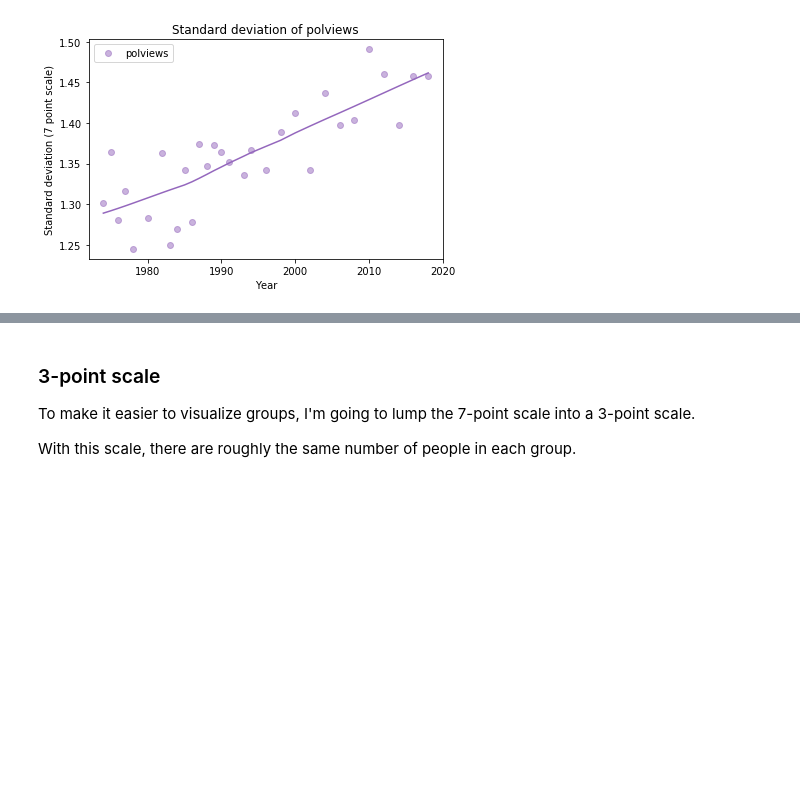
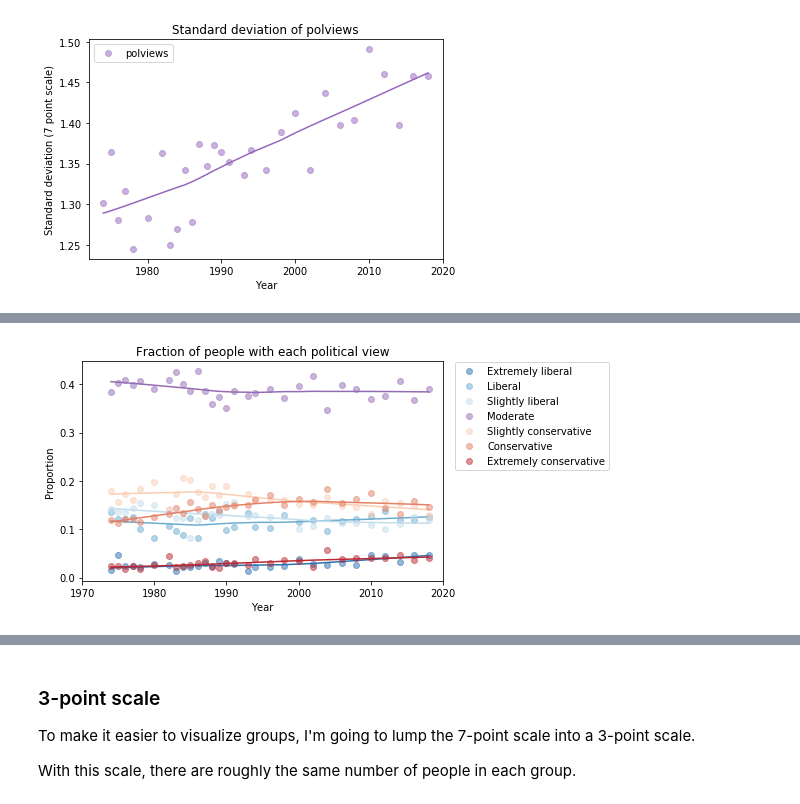
Before and after one commit to AllenDowney/ExploratoryDataAnalysis, a Jupyter notebook: eds02_gss_polviews.ipynb, the cells around one changed output, grey strips where cells are left out. Cells and saved outputs as stored; diff of their text form; code cells hidden in the pictures; blank space fills up the shorter version.

```diff
--- a/eds02_gss_polviews.ipynb
+++ b/eds02_gss_polviews.ipynb
@@ -172,0 +266,2 @@ decorate(ylabel='Standard deviation (7 point scale)',
+# %%
+colors = dict(zip(columns, palette))
@@ -172,0 +271,10 @@ decorate(ylabel='Standard deviation (7 point scale)',
+# %%
+plot_columns_lowess(polviews7_norm, columns, colors)
+decorate(xlabel='Year',
+         ylabel='Proportion',
+         title='Fraction of people with each political view',
+         xlim=[1970, 2020])
+
+anchor_legend(1.02, 1.02)
+# %% [output]
+[figure, added]
```
Also changed, not shown: parts of 22 cells of this notebook.
